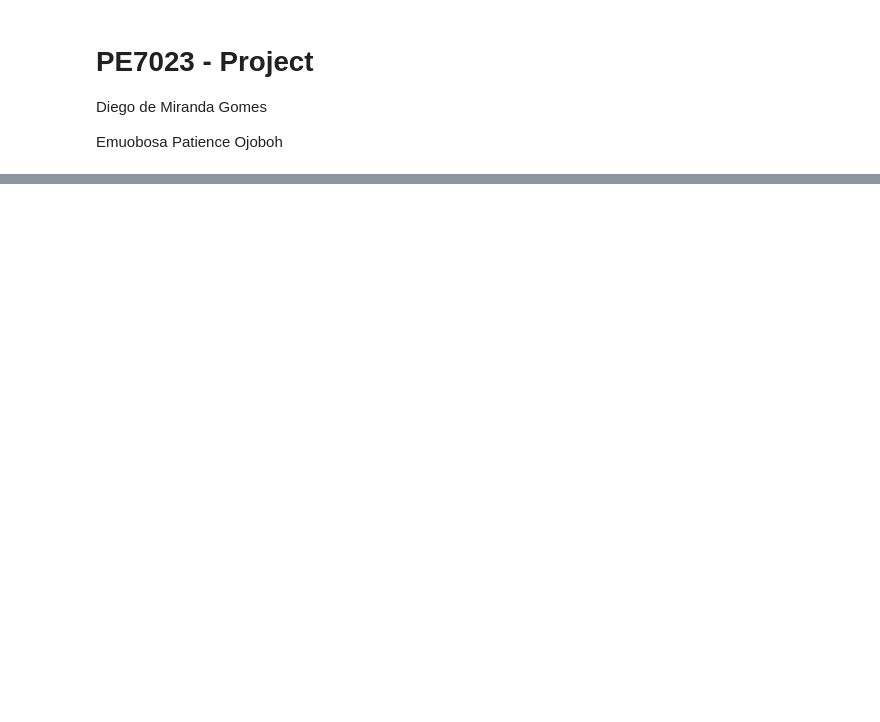
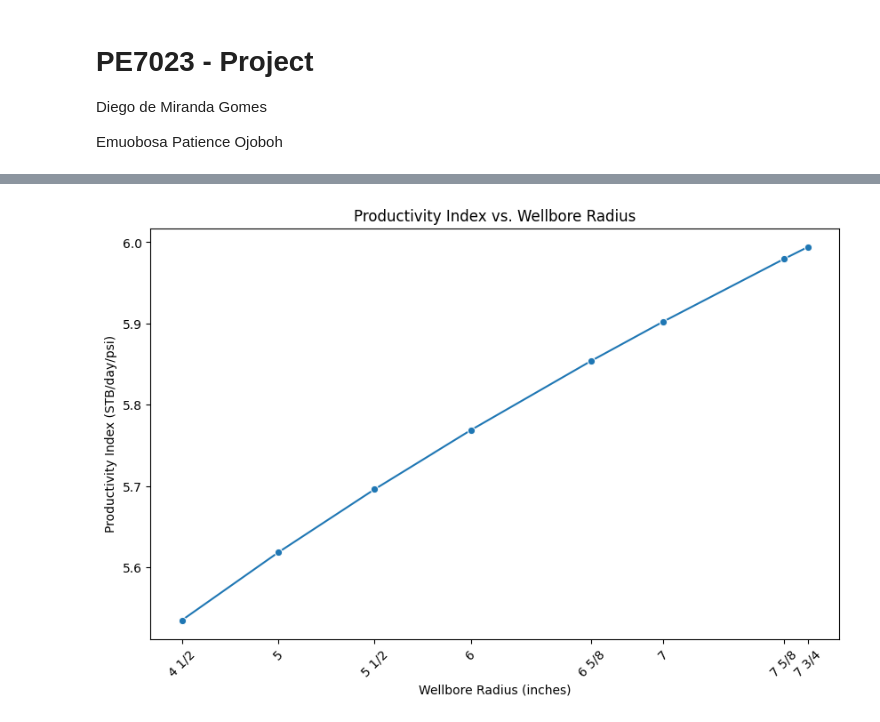
Before and after one commit to mocolega/PE7023-Project, a Jupyter notebook: Part1.ipynb, the cells around one changed output, grey strips where cells are left out. Saved outputs shown, nothing was run; the diff lists cells and outputs as text; code cells hidden in the pictures; blank space fills up the shorter version.

```diff
--- a/Part1.ipynb
+++ b/Part1.ipynb
@@ -16,22 +17,64 @@ Reservoir engineers assure you that the inflow can be modeled with the single-ph
 
 
 Plot the productivity index PI as a function of rwf.  Comment on your results.
+# %%
+## Reservoir properties
+reservoir_pressure = 3800 # Pressure in psi
+reservoir_temperature = 200 # Temperature in °F
+k = 40 # Permeability in mD
+h = 150 # Thickness in ft
+re = 372 # Drainage radius in ft
+S = 0 # Skin factor
+API = 45 # API gravity
+muo = 0.902 # Viscosity in cp
+gas_specific_gravity = 0.6636 # Gas specific gravity
+GOR = 800 # Gas-oil ratio in scf/STB
+Pb = 3800 # Bubble point pressure in psi
+Bo = 1.2 # Formation volume factor in bbl/STB
+# %%
+#Load casing data
+wellbore_casing = pd.read_csv('datasets/api_casing_table_full_clean.csv')
+## Collumn 'Size (in)' has values like '4 1/2', we need to convert them to decimal
+wellbore_casing['Size (in) decimal'] = wellbore_casing['Size (in)'].apply(lambda x: eval(x.replace(' ', '+')))
+wellbore_casing_external_diameter = wellbore_casing[['Size (in)', 'Size (in) decimal']].copy()
+wellbore_casing_external_diameter.drop_duplicates(inplace=True)
+max_diameter = 8.5
+wellbore_casing_external_diameter = wellbore_casing_external_diameter[wellbore_casing_external_diameter['Size (in) decimal'] <= max_diameter]
 # %%
 def PI(k, h, Bo, muo, re, rwf, S):
     # Calculate the productivity index (PI) using the given parameters
     # k: permeability (mD)
     # h: thickness of the reservoir (ft)
     # Bo: formation volume factor (bbl/STB)
     # muo: viscosity of oil (cp)
     # re: drainage radius (ft)
     # rwf: wellbore radius (ft)
     # S: skin factor
 
     # Convert permeability from mD to ft^2
 
 
     # Calculate the productivity index using the formula:
     # PI = (k * h) / (Bo * muo * (ln(re/rwf) + S))
     PI_value = (k * h) / (141.2 * Bo * muo * (np.log(re / rwf) -0.5 + S))
 
     return PI_value
+
+
+## Evaluate different wellbore radii
+wellbore_case_inches = wellbore_casing_external_diameter['Size (in) decimal'].values # Wellbore case sizes in inches
+wellbore_radii = [case / 2 / 12 for case in wellbore_case_inches] # Convert to feet
+PI_values = [PI(k, h, Bo, muo, re, rwf, S) for rwf in wellbore_radii]
+# Plotting the results
+plt.figure(figsize=(10, 6))
+## Use the original 'Size (in)' for the x-axis labels but scale it using the decimal values for the x-axis positions
+sns.lineplot(x=wellbore_casing_external_diameter['Size (in) decimal'], y=PI_values, marker='o')
+plt.xticks(ticks=wellbore_casing_external_diameter['Size (in) decimal'], labels=wellbore_casing_external_diameter['Size (in)'])
+## make x-axis labels inclined
+plt.xticks(rotation=45)
+plt.title('Productivity Index vs. Wellbore Radius')
+plt.xlabel('Wellbore Radius (inches)')
+plt.ylabel('Productivity Index (STB/day/psi)')
+plt.show()
+# %% [output]
+[figure, added]
```
Also changed, not shown: parts of 3 cells of this notebook, 5 other files.
